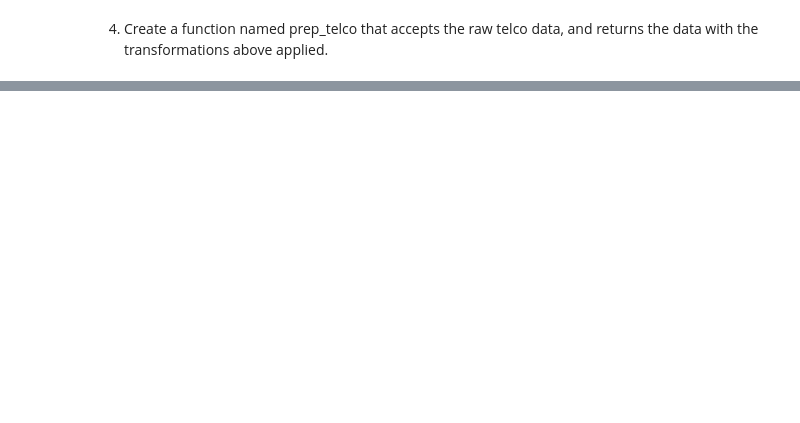
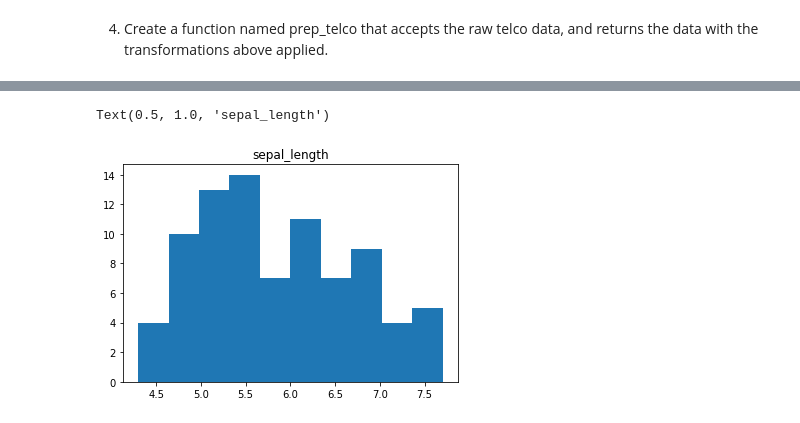
Before and after one commit to stephenfitzsimon/classification-exercises, a Jupyter notebook: classification_exercises.ipynb, the cells around one changed output, grey strips where cells are left out. Saved outputs shown, nothing was run; the diff lists cells and outputs as text; code cells hidden in the pictures; blank space fills up the shorter version.

Commit message:
classificantion and prepare scripts

```diff
--- a/classification_exercises.ipynb
+++ b/classification_exercises.ipynb
@@ -551,0 +265,5 @@ See the caveats in the documentation: https://pandas.pydata.org/pandas-docs/stab
+# %%
+import prepare
+import acquire
+i_train, i_validate, i_test = prepare.split_iris_data(acquire.get_iris_data())
+i_train
@@ -551,0 +302,6 @@ See the caveats in the documentation: https://pandas.pydata.org/pandas-docs/stab
+# %%
+plt.hist(i_train.sepal_length)
+plt.title('sepal_length')
+# %% [output]
+Text(0.5, 1.0, 'sepal_length')
+[figure, added]
```
Also changed, not shown: parts of 74 cells of this notebook, 1 other file.
